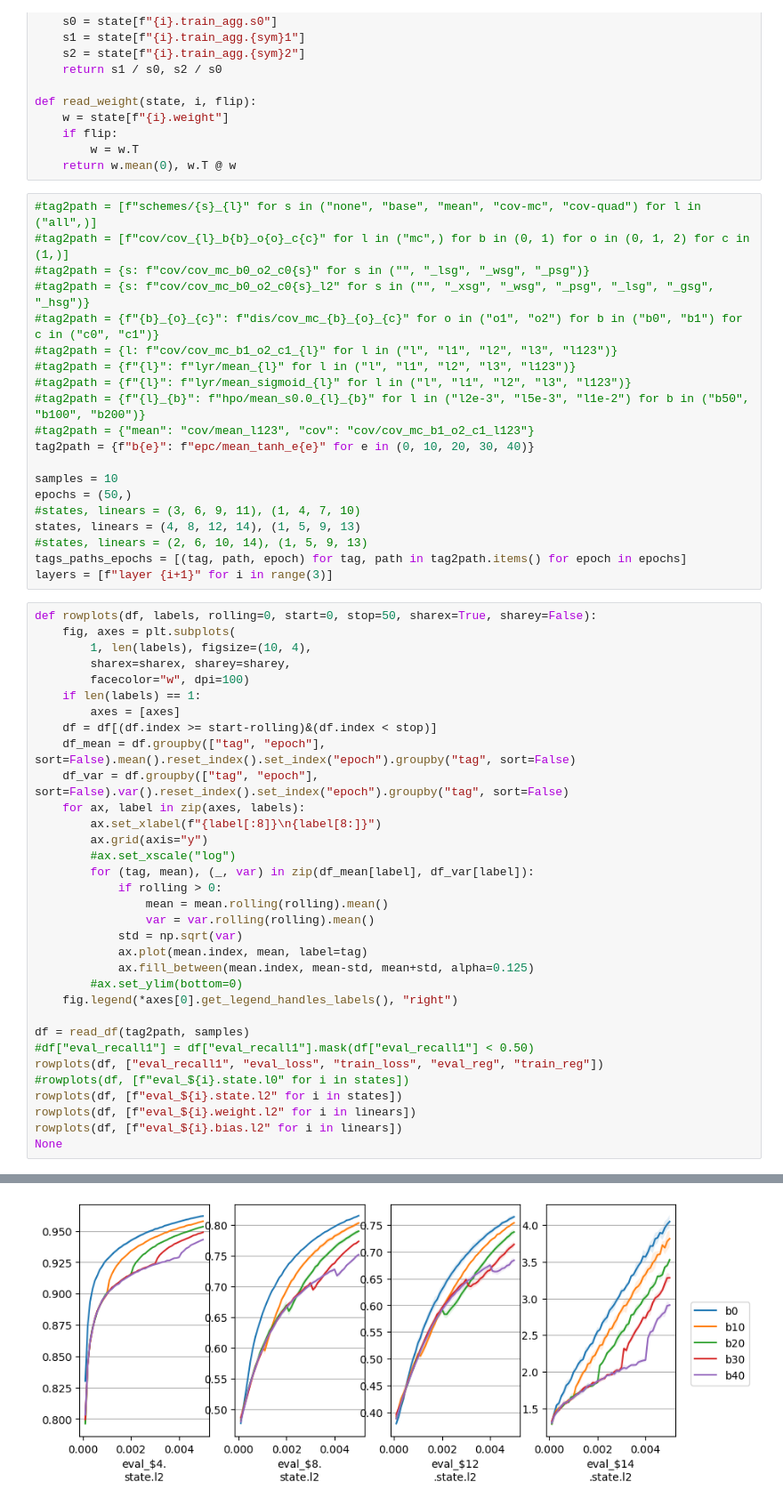
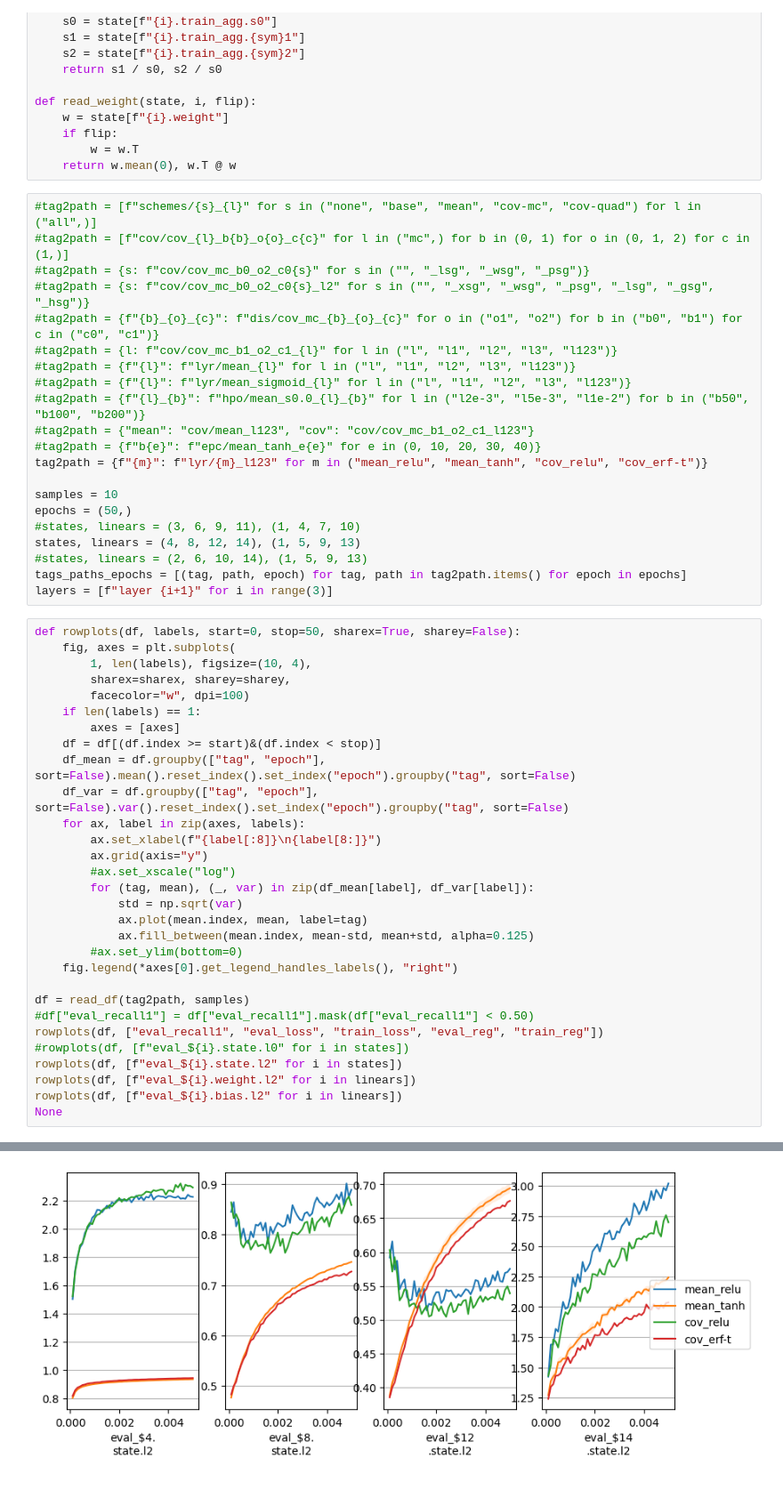
Before and after one commit to yingchenlin/kiln, a Jupyter notebook: dist.ipynb, the cells around one changed output, grey strips where cells are left out. Shown at 89% size. Drawn from its saved outputs; the diff is of its cells as text.

```diff
--- a/dist.ipynb
+++ b/dist.ipynb
@@ -81,7 +81,8 @@ def read_weight(state, i, flip):
 #tag2path = {f"{l}": f"lyr/mean_sigmoid_{l}" for l in ("l", "l1", "l2", "l3", "l123")}
 #tag2path = {f"{l}_{b}": f"hpo/mean_s0.0_{l}_{b}" for l in ("l2e-3", "l5e-3", "l1e-2") for b in ("b50", "b100", "b200")}
 #tag2path = {"mean": "cov/mean_l123", "cov": "cov/cov_mc_b1_o2_c1_l123"}
-tag2path = {f"b{e}": f"epc/mean_tanh_e{e}" for e in (0, 10, 20, 30, 40)}
+#tag2path = {f"b{e}": f"epc/mean_tanh_e{e}" for e in (0, 10, 20, 30, 40)}
+tag2path = {f"{m}": f"lyr/{m}_l123" for m in ("mean_relu", "mean_tanh", "cov_relu", "cov_erf-t")}
 
 samples = 10
 epochs = (50,)
@@ -91,14 +92,14 @@ states, linears = (4, 8, 12, 14), (1, 5, 9, 13)
 tags_paths_epochs = [(tag, path, epoch) for tag, path in tag2path.items() for epoch in epochs]
 layers = [f"layer {i+1}" for i in range(3)]
 # %%
-def rowplots(df, labels, rolling=0, start=0, stop=50, sharex=True, sharey=False):
+def rowplots(df, labels, start=0, stop=50, sharex=True, sharey=False):
     fig, axes = plt.subplots(
         1, len(labels), figsize=(10, 4),
         sharex=sharex, sharey=sharey,
         facecolor="w", dpi=100)
     if len(labels) == 1:
         axes = [axes]
-    df = df[(df.index >= start-rolling)&(df.index < stop)]
+    df = df[(df.index >= start)&(df.index < stop)]
     df_mean = df.groupby(["tag", "epoch"], sort=False).mean().reset_index().set_index("epoch").groupby("tag", sort=False)
     df_var = df.groupby(["tag", "epoch"], sort=False).var().reset_index().set_index("epoch").groupby("tag", sort=False)
     for ax, label in zip(axes, labels):
@@ -106,9 +107,6 @@ def rowplots(df, labels, rolling=0, start=0, stop=50, sharex=True, sharey=False)
         ax.grid(axis="y")
         #ax.set_xscale("log")
         for (tag, mean), (_, var) in zip(df_mean[label], df_var[label]):
-            if rolling > 0:
-                mean = mean.rolling(rolling).mean()
-                var = var.rolling(rolling).mean()
             std = np.sqrt(var)
             ax.plot(mean.index, mean, label=tag)
             ax.fill_between(mean.index, mean-std, mean+std, alpha=0.125)
@@ -128 +126 @@ None
-[figure, old version]
+[figure, new version]
```
Also changed, not shown: parts of 2 cells of this notebook, 2 other files.
